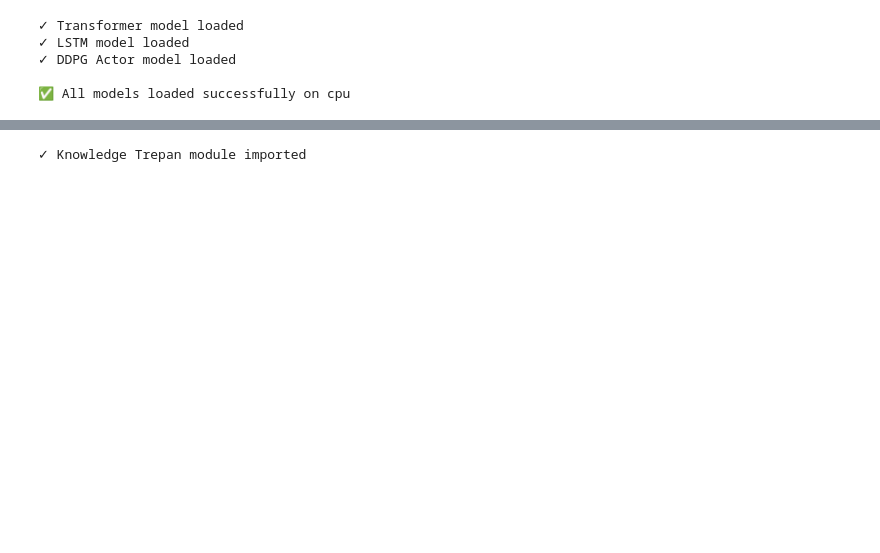
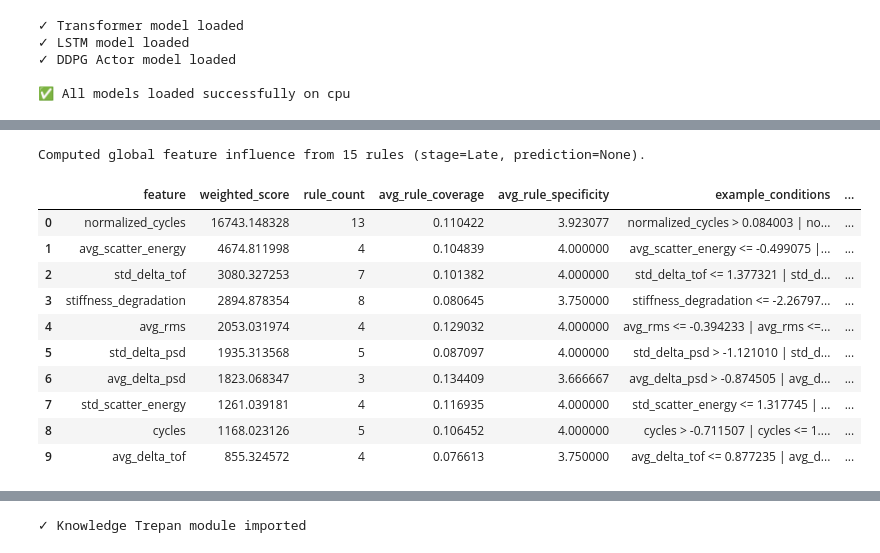
Before and after one commit to XAI-IITG/CFRP_Composit_Materials_Analysis, a Jupyter notebook: notebooks/kg_xai_system.ipynb, the cells around one changed output, grey strips where cells are left out. Cells and saved outputs as stored; diff of their text form; code cells hidden in the pictures; blank space fills up the shorter version.

```diff
--- a/notebooks/kg_xai_system.ipynb
+++ b/notebooks/kg_xai_system.ipynb
@@ -141,13 +141,16 @@ import pickle
 from sklearn.preprocessing import MinMaxScaler
 
 # Load scalers
-with open('../outputs/saved_models/feature_scaler.pkl', 'rb') as f:
+# with open('../outputs/saved_models/feature_scaler.pkl', 'rb') as f:
+with open('../outputs/saved_models/feature_scaler_combined.pkl', 'rb') as f:
     feature_scaler = pickle.load(f)
-with open('../outputs/saved_models/target_scaler.pkl', 'rb') as f:
+# with open('../outputs/saved_models/target_scaler.pkl', 'rb') as f:
+with open('../outputs/saved_models/target_scaler_combined.pkl', 'rb') as f:
     target_scaler = pickle.load(f)
 
 # Load test data
-with open('../outputs/saved_models/test_data.pkl', 'rb') as f:
+# with open('../outputs/saved_models/test_data.pkl', 'rb') as f:
+with open('../outputs/saved_models/preprocessed_data_combined.pkl', 'rb') as f:
     test_data = pickle.load(f)
     X_test = test_data['X_test']
     y_test = test_data['y_test']  # ⚠️ These are NORMALIZED values (0-1 range)
@@ -372,0 +880,23 @@ print("✓ RuleFit module imported")
+# %%
+# Query 1: Which features strongly influence late-stage RUL predictions?
+q1 = query_engine.global_feature_influence_query(
+    stage="Late",
+    top_k=10,
+    min_importance=0.0,
+    weight_by="importance_x_coverage",  # or "importance"
+)
+print(q1["summary"])
+display(q1["feature_ranking"])
+# %% [output]
+Computed global feature influence from 15 rules (stage=Late, prediction=None).
+|  | feature | weighted_score | rule_count | avg_rule_coverage | avg_rule_specificity | example_conditions | ... |
+| 0 | normalized_cycles | 16743.148328 | 13 | 0.110422 | 3.923077 | normalized_cycles > 0.084003 | no... | ... |
+| 1 | avg_scatter_energy | 4674.811998 | 4 | 0.104839 | 4.000000 | avg_scatter_energy <= -0.499075 |... | ... |
+| 2 | std_delta_tof | 3080.327253 | 7 | 0.101382 | 4.000000 | std_delta_tof <= 1.377321 | std_d... | ... |
+| 3 | stiffness_degradation | 2894.878354 | 8 | 0.080645 | 3.750000 | stiffness_degradation <= -2.26797... | ... |
+| 4 | avg_rms | 2053.031974 | 4 | 0.129032 | 4.000000 | avg_rms <= -0.394233 | avg_rms <=... | ... |
+| 5 | std_delta_psd | 1935.313568 | 5 | 0.087097 | 4.000000 | std_delta_psd > -1.121010 | std_d... | ... |
+| 6 | avg_delta_psd | 1823.068347 | 3 | 0.134409 | 3.666667 | avg_delta_psd > -0.874505 | avg_d... | ... |
+| 7 | std_scatter_energy | 1261.039181 | 4 | 0.116935 | 4.000000 | std_scatter_energy <= 1.317745 | ... | ... |
+| 8 | cycles | 1168.023126 | 5 | 0.106452 | 4.000000 | cycles > -0.711507 | cycles <= 1.... | ... |
+| 9 | avg_delta_tof | 855.324572 | 4 | 0.076613 | 3.750000 | avg_delta_tof <= 0.877235 | avg_d... | ... |
```
Also changed, not shown: parts of 32 cells of this notebook, 8 other files.
